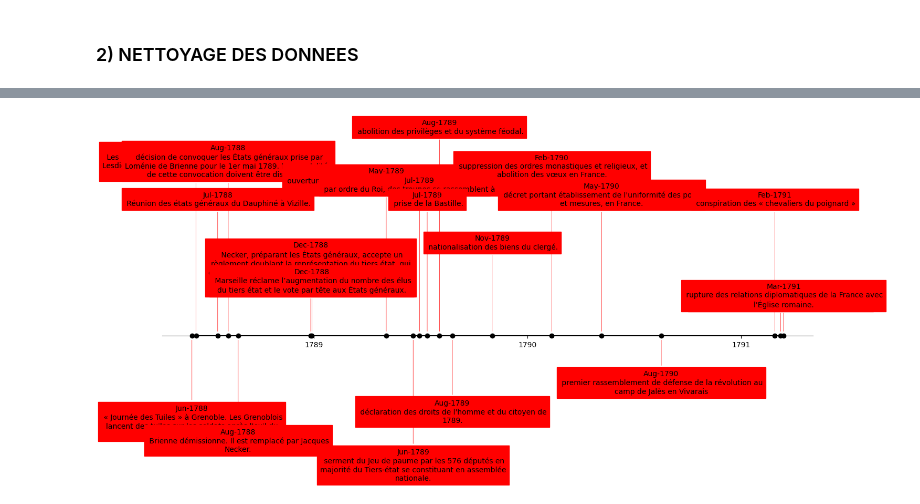
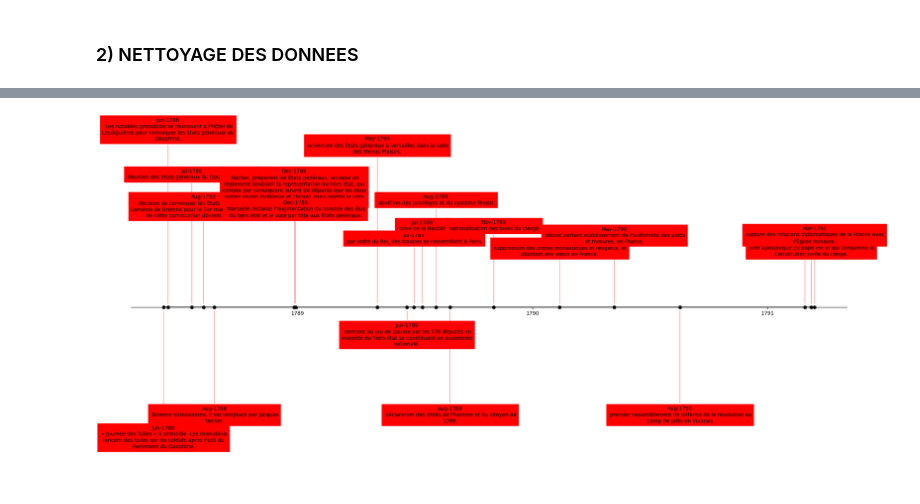
Before and after one commit to GUIAT/Frise-Chronologique-Revolution-Francaise, a Jupyter notebook: Frise Chronologique Revolution Francaise - 20240908.ipynb, the cells around one changed output, grey strips where cells are left out. Cells and saved outputs as stored; diff of their text form; code cells hidden in the pictures.

```diff
--- a/Frise Chronologique Revolution Francaise - 20240908.ipynb
+++ b/Frise Chronologique Revolution Francaise - 20240908.ipynb
@@ -89,10 +89,4 @@ df["datetimeParse"] = df["datetime"].apply(dateparser.parse)
 df["datetimeParse"] = pd.to_datetime(df["datetimeParse"])
 
 df["level"] = [np.random.randint(-15,-2) if (i%4)==0 else np.random.randint(2,15) for i in range(len(df))]
-
-df2 = df.head(20)
 df2 = df2[["datetimeParse", "Evenement", "level"]]
-print(df2)
-
-#print(df["Evenement"].value_counts(ascending=True))
-#print(df.info())
@@ -220,20 +93,16 @@ print(df2)
 # %%
 import matplotlib.pyplot as plt
 from datetime import datetime
-df3 = df2.head(20)
-data = ["1788-06-07", "1788-06-14", "1788-07-21", "1788-08-08", "1788-08-25"]
-ex1 = pd.Series(data)
-print(type(ex1))
-print(type(df3.datetimeParse))
+df3 = df2.head(500)
 
 # Créer la figure
-fig, ax = plt.subplots(figsize=(16, 5))
+fig, ax = plt.subplots(figsize=(25, 9))
 
 # Ligne horizontale
 ax.plot(df3.datetimeParse, [0,]* len(df3), "-o", color="black")
 
 # Limite y
-ax.set_ylim(-7, 7)
+ax.set_ylim(-10, 10)
 
 # Ploter les ticks
 ticks = pd.date_range(str(min(df3["datetimeParse"])), str(max(df3["datetimeParse"])), freq="YS")
@@ -259,5 +128,6 @@ for idx in range (len(df3)):
 
 ax.spines[["left", "top", "right"]].set_visible(False)
 ax.yaxis.set_visible(False)
+print(max(df3.datetimeParse), min(df3.datetimeParse))
 plt.show()
 # %% [output]
@@ -266 +135 @@ plt.show()
-[figure, old version]
+[figure, new version]
```
Also changed, not shown: parts of 7 cells of this notebook.
